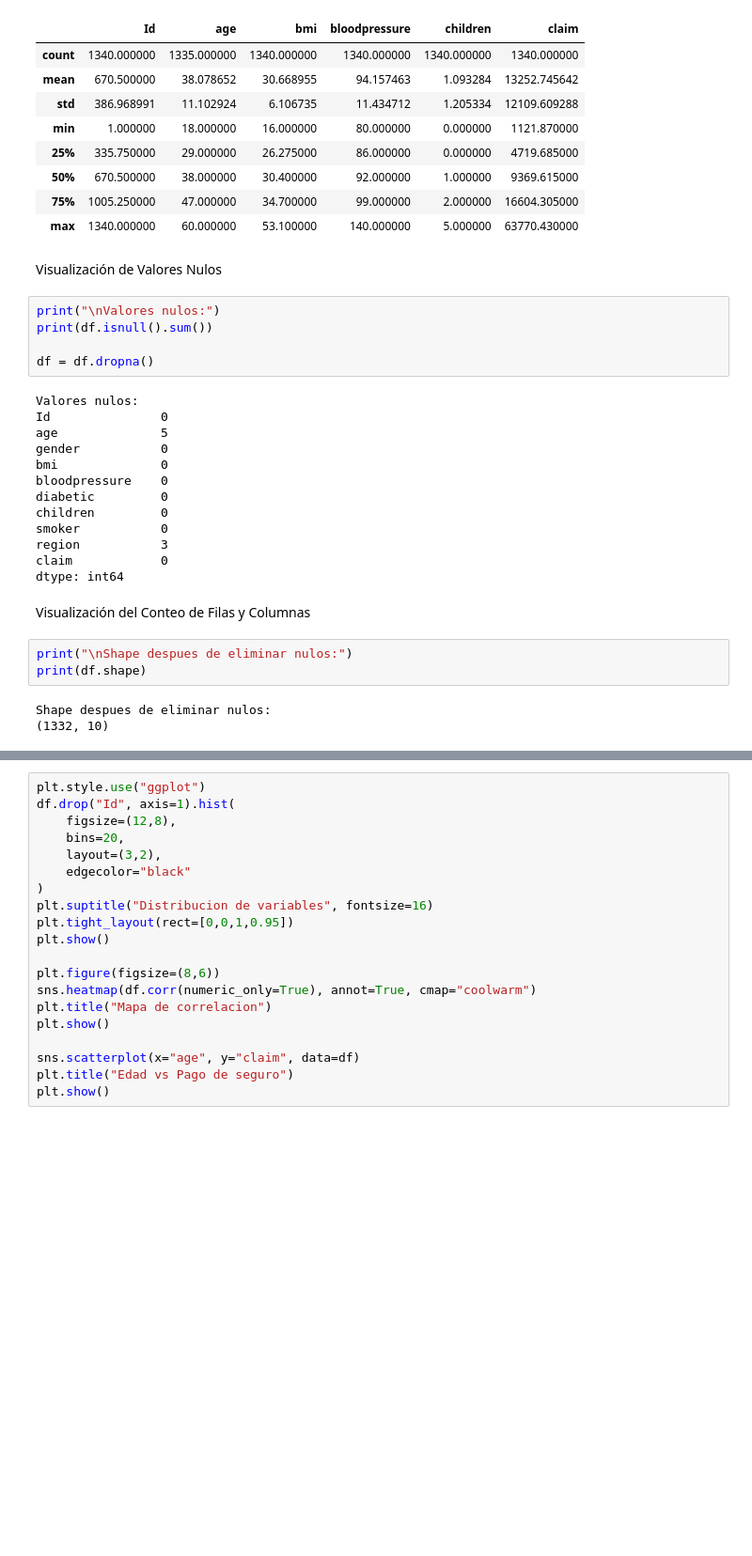
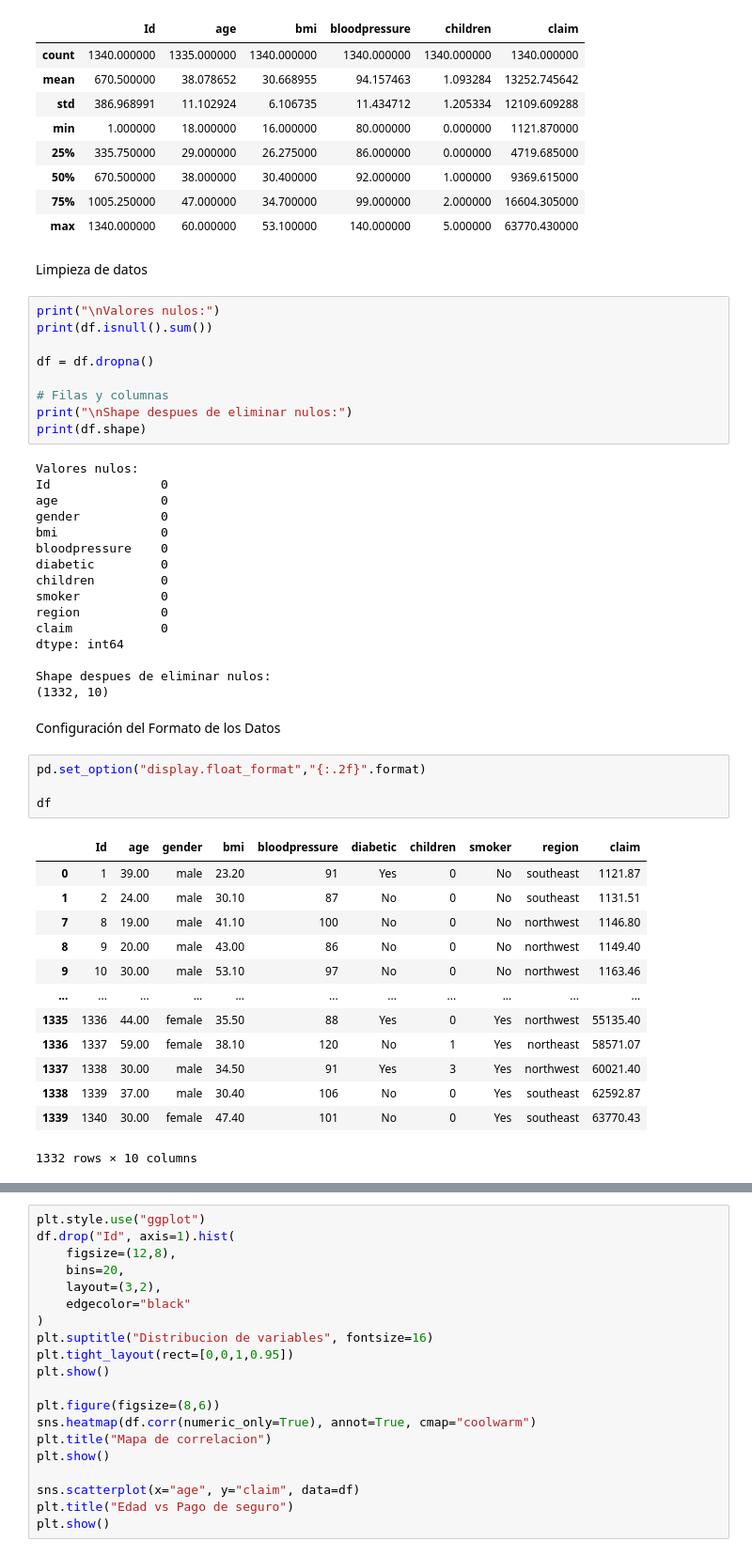
Before and after one commit to valenCastellanos25/issurance_analysis_model, a Jupyter notebook: analysis_model.ipynb, the cells around one changed output, grey strips where cells are left out. Shown at 94% size. Drawn from its saved outputs; the diff is of its cells as text; blank space fills up the shorter version.

Commit message:
Agregar la limpieza de los datos

```diff
--- a/analysis_model.ipynb
+++ b/analysis_model.ipynb
@@ -70,30 +70,49 @@ Estadisticas:
 | 75% | 1005.250000 | 47.000000 | 34.700000 | 99.000000 | 2.000000 | 16604.305000 |
 | max | 1340.000000 | 60.000000 | 53.100000 | 140.000000 | 5.000000 | 63770.430000 |
 # %% [markdown]
-Visualización de Valores Nulos
+Limpieza  de datos
 # %%
 print("\nValores nulos:")
 print(df.isnull().sum())
 
 df = df.dropna()
+
+# Filas y columnas
+print("\nShape despues de eliminar nulos:")
+print(df.shape)
 # %% [output]
 Valores nulos:
 Id               0
-age              5
+age              0
 gender           0
 bmi              0
 bloodpressure    0
 diabetic         0
 children         0
 smoker           0
-region           3
+region           0
 claim            0
 dtype: int64
+
+Shape despues de eliminar nulos:
+(1332, 10)
-# %% [markdown]
-Visualización del Conteo de Filas y Columnas
-# %%
-print("\nShape despues de eliminar nulos:")
-print(df.shape)
-# %% [output]
-Shape despues de eliminar nulos:
-(1332, 10)
+# %% [markdown]
+Configuración del Formato de los Datos
+# %%
+pd.set_option("display.float_format","{:.2f}".format)
+
+df
+# %% [output]
+|  | Id | age | gender | bmi | bloodpressure | diabetic | children | smoker | region | claim |
+| 0 | 1 | 39.00 | male | 23.20 | 91 | Yes | 0 | No | southeast | 1121.87 |
+| 1 | 2 | 24.00 | male | 30.10 | 87 | No | 0 | No | southeast | 1131.51 |
+| 7 | 8 | 19.00 | male | 41.10 | 100 | No | 0 | No | northwest | 1146.80 |
+| 8 | 9 | 20.00 | male | 43.00 | 86 | No | 0 | No | northwest | 1149.40 |
+| 9 | 10 | 30.00 | male | 53.10 | 97 | No | 0 | No | northwest | 1163.46 |
+| ... | ... | ... | ... | ... | ... | ... | ... | ... | ... | ... |
+| 1335 | 1336 | 44.00 | female | 35.50 | 88 | Yes | 0 | Yes | northwest | 55135.40 |
+| 1336 | 1337 | 59.00 | female | 38.10 | 120 | No | 1 | Yes | northeast | 58571.07 |
+| 1337 | 1338 | 30.00 | male | 34.50 | 91 | Yes | 3 | Yes | northwest | 60021.40 |
+| 1338 | 1339 | 37.00 | male | 30.40 | 106 | No | 0 | Yes | southeast | 62592.87 |
+| 1339 | 1340 | 30.00 | female | 47.40 | 101 | No | 0 | Yes | southeast | 63770.43 |
+1332 rows × 10 columns
```
Also changed, not shown: parts of 1 cell of this notebook.
